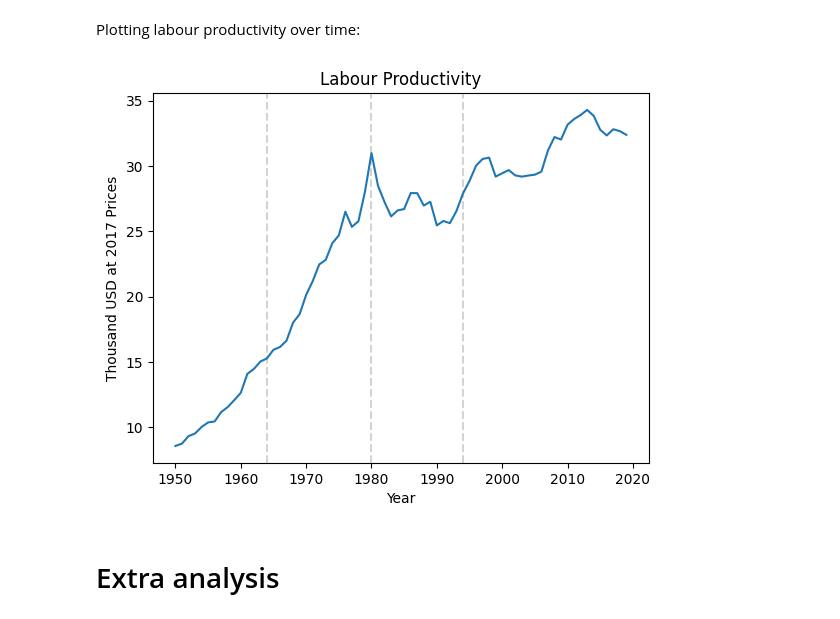
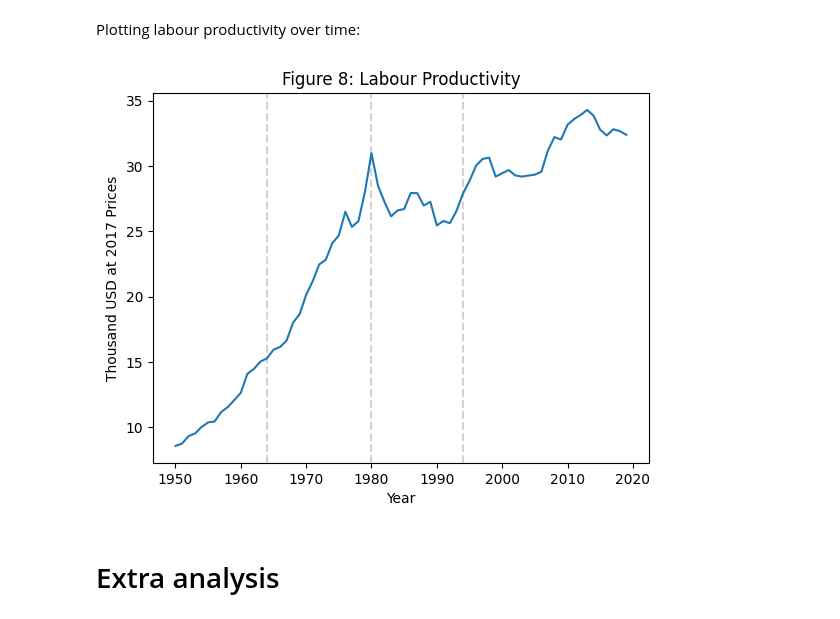
Before and after one commit to Jessie-Fung/ec2b1-brazil, a Jupyter notebook: code/main_code.ipynb, the cells around one changed output. Saved outputs shown, nothing was run; the diff lists cells and outputs as text; code cells hidden in the pictures.

Commit message:
fix graph 3.2

```diff
--- a/code/main_code.ipynb
+++ b/code/main_code.ipynb
@@ -794,21 +794,21 @@ Plotting labour productivity over time:
 # %%
 #plotting labour productivity
 plt.figure()
 plt.plot(data_lp['year'],data_lp['lp']/1000) #show gdp per worker in thousands
 
 #labels
 plt.xlabel("Year")
 plt.ylabel("Thousand USD at 2017 Prices")
 
 #title
-plt.title("Labour Productivity")
+plt.title("Figure 8: Labour Productivity")
 plt.axvline(x=1964, color = "lightgrey", linestyle = 'dashed', zorder = 1)
 plt.axvline(x=1980, color = "lightgrey", linestyle = 'dashed', zorder = 1)
 plt.axvline(x=1994, color = "lightgrey", linestyle = 'dashed', zorder = 1)
 
 plt.savefig("../figures/Figure 8.png", dpi=300, bbox_inches='tight')
 # %% [output]
-[figure, old version]
+[figure, new version]
 # %% [markdown]
 # Extra analysis
 # %% [markdown]
```
Also changed, not shown: 1 other file.
